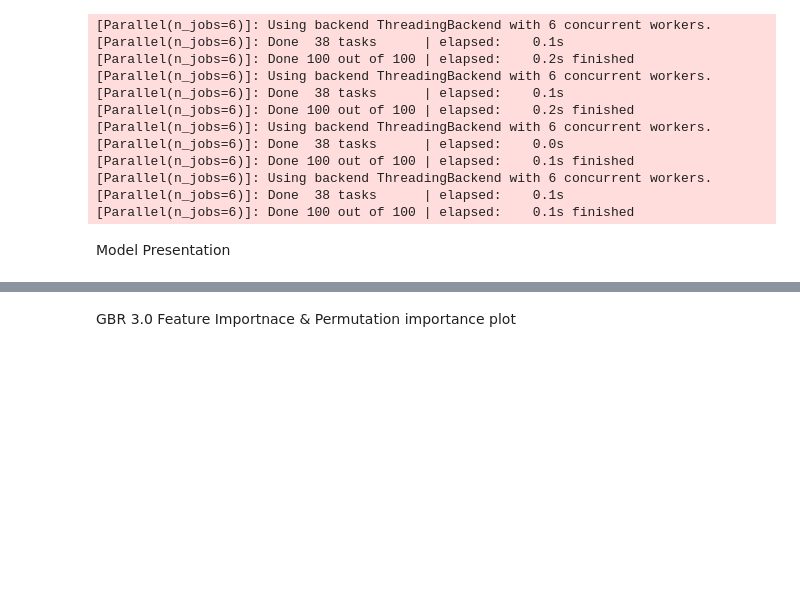
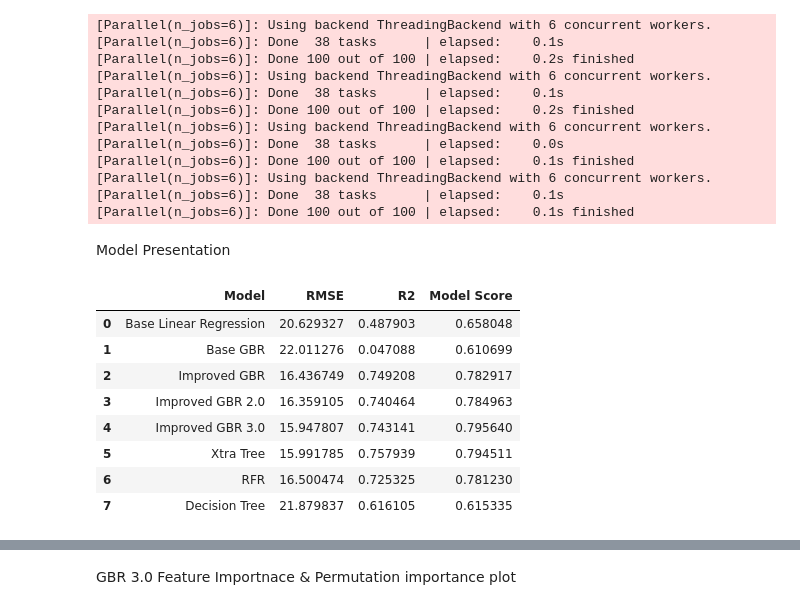
Before and after one commit to rjsisto/warehouse-docker, a Jupyter notebook: notebooks/model_eval.ipynb, the cells around one changed output, grey strips where cells are left out. Saved outputs shown, nothing was run; the diff lists cells and outputs as text; code cells hidden in the pictures; blank space fills up the shorter version.

```diff
--- a/notebooks/model_eval.ipynb
+++ b/notebooks/model_eval.ipynb
@@ -97,4 +101,14 @@ Model Presentation
 # %%
 #NOTE: I think model score and R2 are both supposed to be the same, but they give out different scores so idk
 models_pres = pd.DataFrame(models, columns=["Model", "RMSE", "R2", "Model Score"])
-#models_pres
+models_pres
+# %% [output]
+|  | Model | RMSE | R2 | Model Score |
+| 0 | Base Linear Regression | 20.629327 | 0.487903 | 0.658048 |
+| 1 | Base GBR | 22.011276 | 0.047088 | 0.610699 |
+| 2 | Improved GBR | 16.436749 | 0.749208 | 0.782917 |
+| 3 | Improved GBR 2.0 | 16.359105 | 0.740464 | 0.784963 |
+| 4 | Improved GBR 3.0 | 15.947807 | 0.743141 | 0.795640 |
+| 5 | Xtra Tree | 15.991785 | 0.757939 | 0.794511 |
+| 6 | RFR | 16.500474 | 0.725325 | 0.781230 |
+| 7 | Decision Tree | 21.879837 | 0.616105 | 0.615335 |
```
Also changed, not shown: parts of 5 cells of this notebook, 3 other files.
